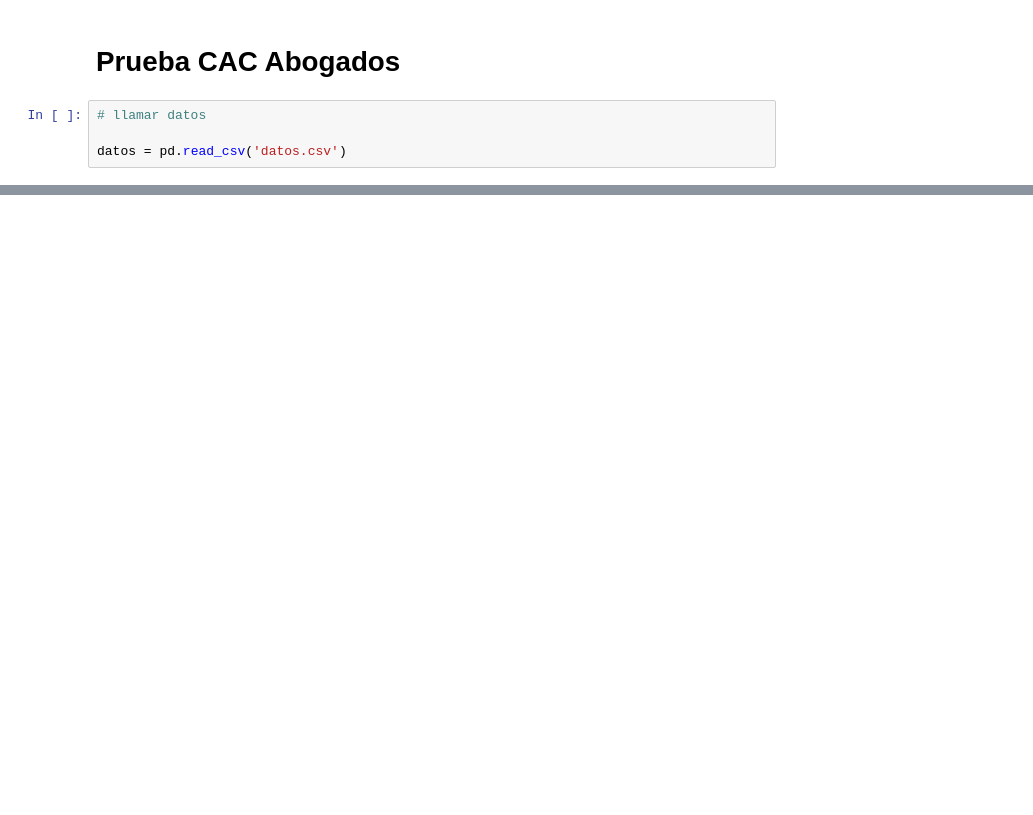
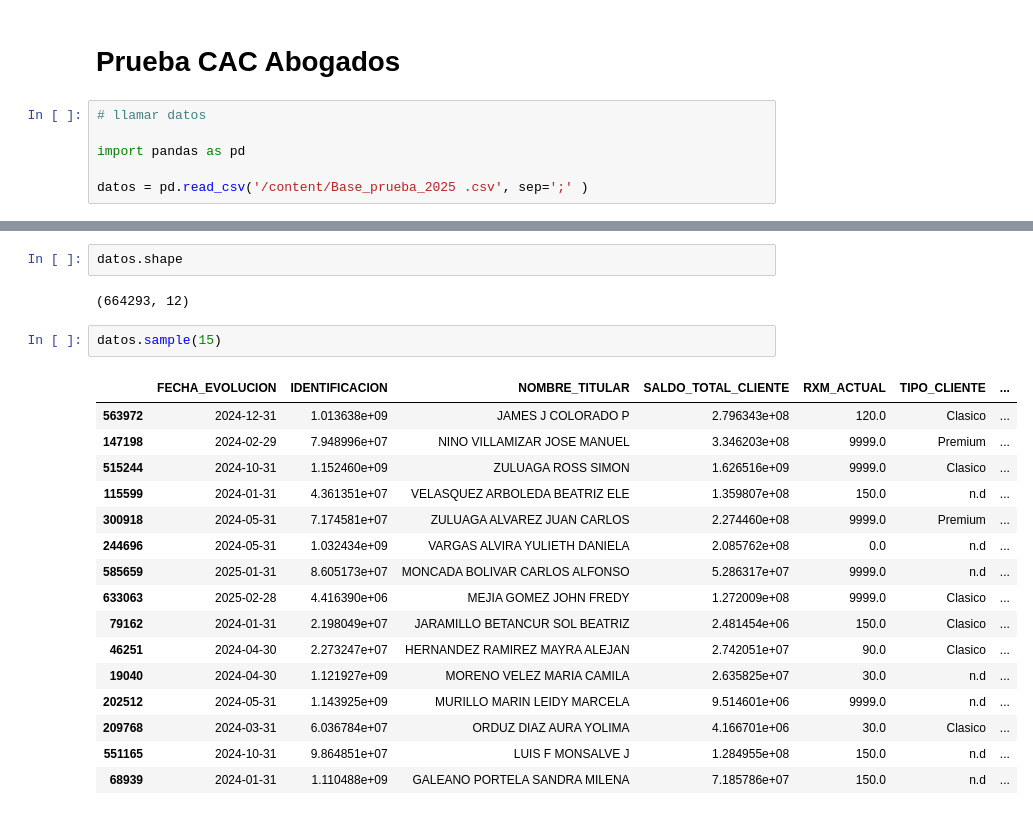
Before and after one commit to r2x4/prueba_cac_abogados, a Jupyter notebook: cac_abogados.ipynb, the cells around one changed output, grey strips where cells are left out. Cells and saved outputs as stored; diff of their text form; blank space fills up the shorter version.

```diff
--- a/cac_abogados.ipynb
+++ b/cac_abogados.ipynb
@@ -5,6 +5,8 @@
 # %%
 # llamar datos
 
-datos = pd.read_csv('datos.csv')
+import pandas as pd
+
+datos = pd.read_csv('/content/Base_prueba_2025 .csv', sep=';' )
 # %%
 datos.sample(7)
@@ -15 +101,24 @@ datos.describe()
+# %%
+datos.shape
+# %% [output]
+(664293, 12)
+# %%
+datos.sample(15)
+# %% [output]
+|  | FECHA_EVOLUCION | IDENTIFICACION | NOMBRE_TITULAR | SALDO_TOTAL_CLIENTE | RXM_ACTUAL | TIPO_CLIENTE | ... |
+| 563972 | 2024-12-31 | 1.013638e+09 | JAMES J COLORADO P | 2.796343e+08 | 120.0 | Clasico | ... |
+| 147198 | 2024-02-29 | 7.948996e+07 | NINO VILLAMIZAR JOSE MANUEL | 3.346203e+08 | 9999.0 | Premium | ... |
+| 515244 | 2024-10-31 | 1.152460e+09 | ZULUAGA ROSS SIMON | 1.626516e+09 | 9999.0 | Clasico | ... |
+| 115599 | 2024-01-31 | 4.361351e+07 | VELASQUEZ ARBOLEDA BEATRIZ ELE | 1.359807e+08 | 150.0 | n.d | ... |
+| 300918 | 2024-05-31 | 7.174581e+07 | ZULUAGA ALVAREZ JUAN CARLOS | 2.274460e+08 | 9999.0 | Premium | ... |
+| 244696 | 2024-05-31 | 1.032434e+09 | VARGAS ALVIRA YULIETH DANIELA | 2.085762e+08 | 0.0 | n.d | ... |
+| 585659 | 2025-01-31 | 8.605173e+07 | MONCADA BOLIVAR CARLOS ALFONSO | 5.286317e+07 | 9999.0 | n.d | ... |
+| 633063 | 2025-02-28 | 4.416390e+06 | MEJIA GOMEZ JOHN FREDY | 1.272009e+08 | 9999.0 | Clasico | ... |
+| 79162 | 2024-01-31 | 2.198049e+07 | JARAMILLO BETANCUR SOL BEATRIZ | 2.481454e+06 | 150.0 | Clasico | ... |
+| 46251 | 2024-04-30 | 2.273247e+07 | HERNANDEZ RAMIREZ MAYRA ALEJAN | 2.742051e+07 | 90.0 | Clasico | ... |
+| 19040 | 2024-04-30 | 1.121927e+09 | MORENO VELEZ MARIA CAMILA | 2.635825e+07 | 30.0 | n.d | ... |
+| 202512 | 2024-05-31 | 1.143925e+09 | MURILLO MARIN LEIDY MARCELA | 9.514601e+06 | 9999.0 | n.d | ... |
+| 209768 | 2024-03-31 | 6.036784e+07 | ORDUZ DIAZ AURA YOLIMA | 4.166701e+06 | 30.0 | Clasico | ... |
+| 551165 | 2024-10-31 | 9.864851e+07 | LUIS F MONSALVE J | 1.284955e+08 | 150.0 | n.d | ... |
+| 68939 | 2024-01-31 | 1.110488e+09 | GALEANO PORTELA SANDRA MILENA | 7.185786e+07 | 150.0 | n.d | ... |
 # %%
```
Also changed, not shown: parts of 9 cells of this notebook.
